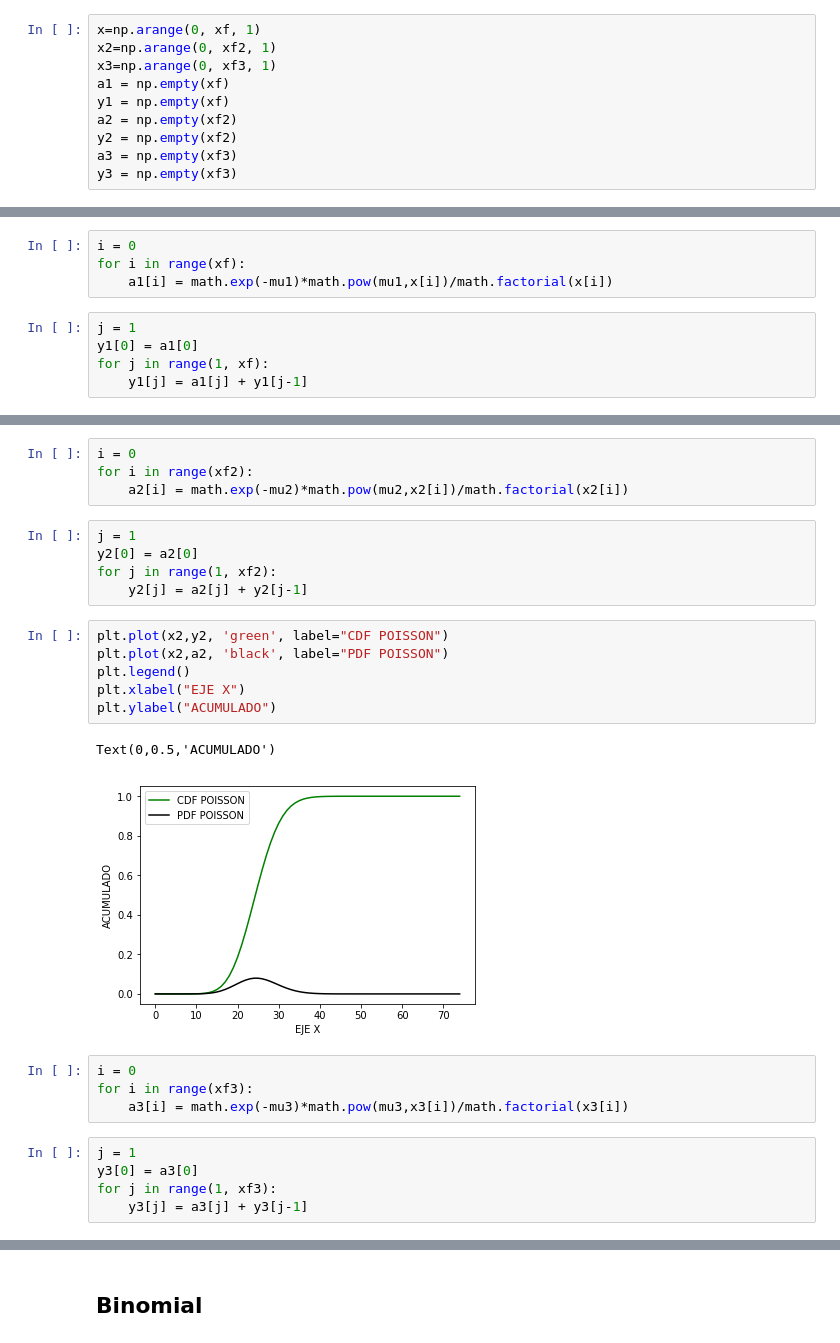
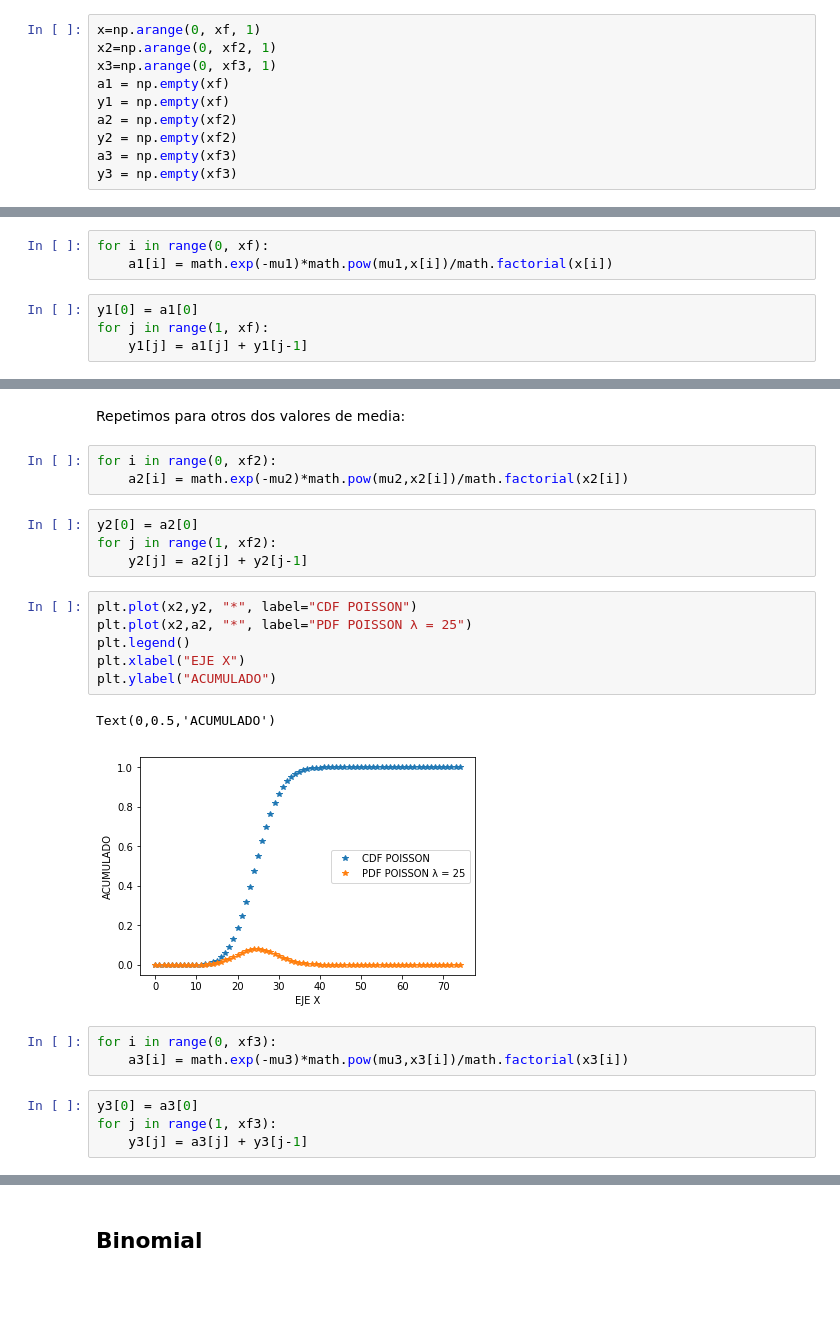
Before and after one commit to LuisEduardoCantero/Statistical_in_Cosmology, a Jupyter notebook: Ago/ejercicios/Ejercicio_con_distribuciones.ipynb, the cells around one changed output, grey strips where cells are left out. Cells and saved outputs as stored; diff of their text form; blank space fills up the shorter version.

```diff
--- a/Ago/ejercicios/Ejercicio_con_distribuciones.ipynb
+++ b/Ago/ejercicios/Ejercicio_con_distribuciones.ipynb
@@ -34,9 +37,7 @@ y3 = np.empty(xf3)
 # %%
-i = 0
-for i in range(xf):
+for i in range(0, xf):
     a1[i] = math.exp(-mu1)*math.pow(mu1,x[i])/math.factorial(x[i])
 # %%
-j = 1
 y1[0] = a1[0]
 for j in range(1, xf):
     y1[j] = a1[j] + y1[j-1]
@@ -72,27 +55,25 @@ Text(0,0.5,'ACUMULADO')
+# %% [markdown]
+Repetimos para otros dos valores de media:
 # %%
-i = 0
-for i in range(xf2):
+for i in range(0, xf2):
     a2[i] = math.exp(-mu2)*math.pow(mu2,x2[i])/math.factorial(x2[i])
 # %%
-j = 1
 y2[0] = a2[0]
 for j in range(1, xf2):
     y2[j] = a2[j] + y2[j-1]
 # %%
-plt.plot(x2,y2, 'green', label="CDF POISSON")
-plt.plot(x2,a2, 'black', label="PDF POISSON")
+plt.plot(x2,y2, "*", label="CDF POISSON")
+plt.plot(x2,a2, "*", label="PDF POISSON λ = 25")
 plt.legend()
 plt.xlabel("EJE X")
 plt.ylabel("ACUMULADO")
 # %% [output]
 Text(0,0.5,'ACUMULADO')
-[figure, old version]
+[figure, new version]
 # %%
-i = 0
-for i in range(xf3):
+for i in range(0, xf3):
     a3[i] = math.exp(-mu3)*math.pow(mu3,x3[i])/math.factorial(x3[i])
 # %%
-j = 1
 y3[0] = a3[0]
 for j in range(1, xf3):
     y3[j] = a3[j] + y3[j-1]
```
Also changed, not shown: parts of 63 cells of this notebook.
